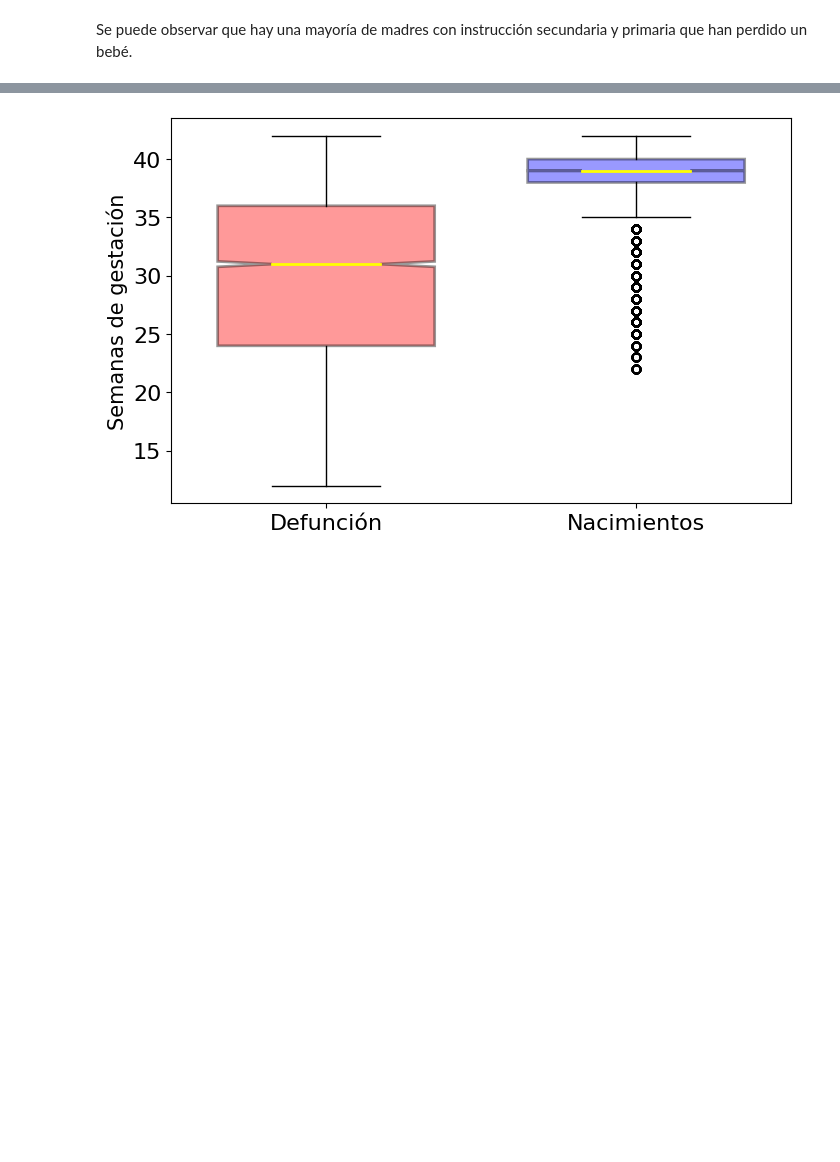
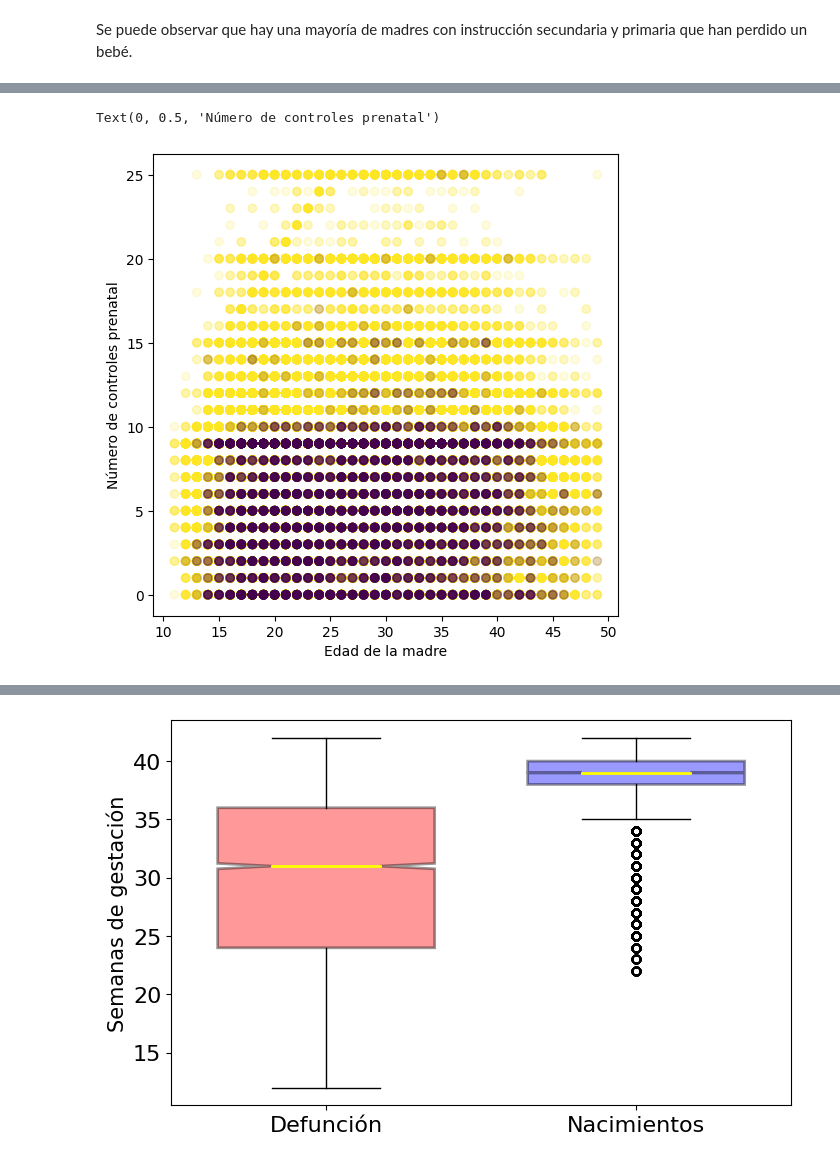
Before and after one commit to SAULIZA/Proyecto, a Jupyter notebook: Proyecto_defuncion_nacimiento.ipynb, the cells around one changed output, grey strips where cells are left out. Saved outputs shown, nothing was run; the diff lists cells and outputs as text; code cells hidden in the pictures; blank space fills up the shorter version.

```diff
--- a/Proyecto_defuncion_nacimiento.ipynb
+++ b/Proyecto_defuncion_nacimiento.ipynb
@@ -1220,3 +1278,11 @@ df.head()
 | 118 | Hombre | 39.0 | 2012.0 | Enero | Medico | Simple | Hospital_clinica_consultorio_privado | Azuay | Cuenca | Cuenca | ... |
 | 119 | Mujer | 41.0 | 2012.0 | Enero | Medico | Simple | Hospital_clinica_consultorio_privado | Azuay | Cuenca | Cuenca | ... |
 | 136 | Hombre | 38.0 | 2012.0 | Enero | Medico | Simple | Hospital_clinica_consultorio_privado | Azuay | Cuenca | Cuenca | ... |
+# %%
+fig, axes = plt.subplots(1,1, figsize=(6,6))
+axes.scatter(df['edad_mad'], df['con_pren'], c = df['Estado'], alpha=0.15)
+axes.set_xlabel('Edad de la madre')
+axes.set_ylabel('Número de controles prenatal')
+# %% [output]
+Text(0, 0.5, 'Número de controles prenatal')
+[figure, added]
```
Also changed, not shown: parts of 30 cells of this notebook.
